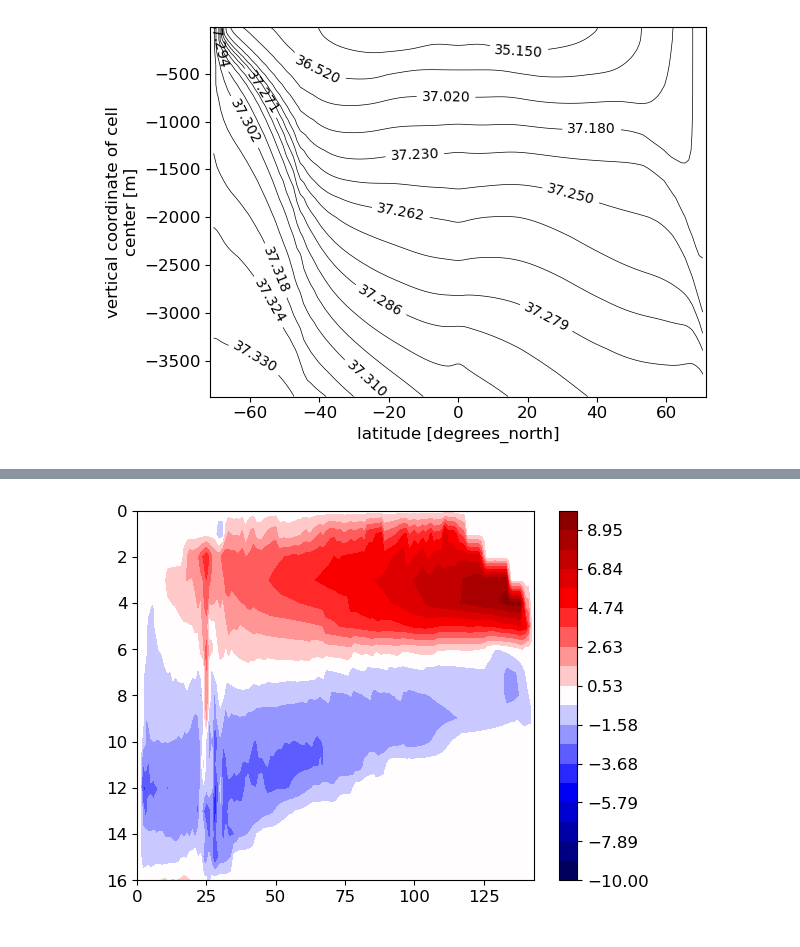
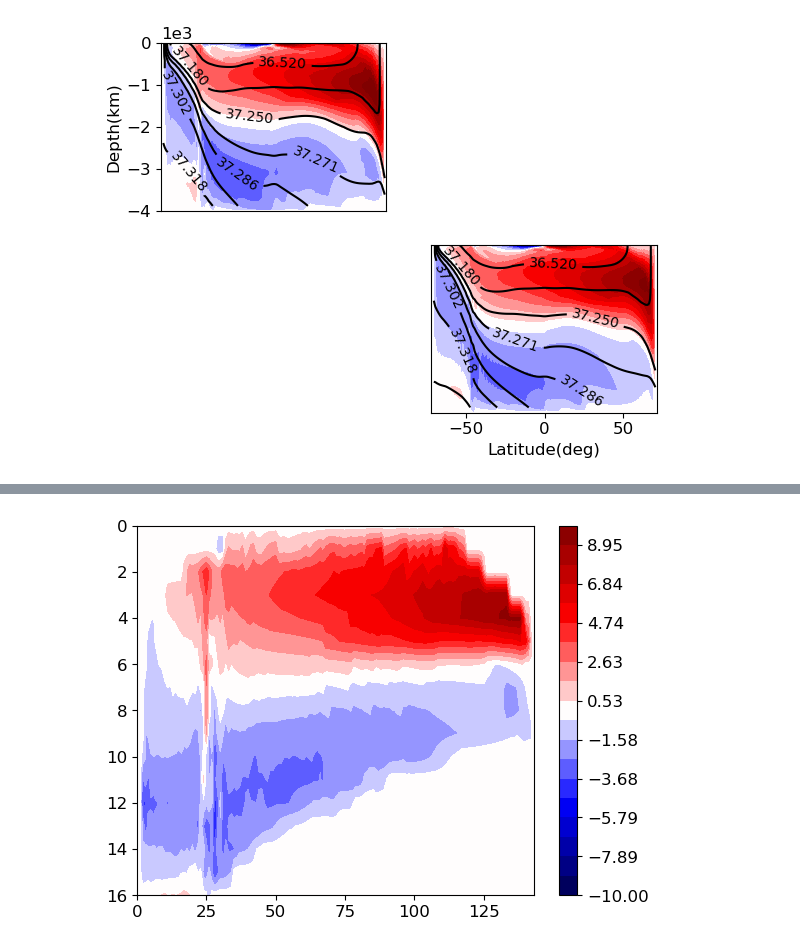
Before and after one commit to anthony-meza/test_age_framework, a Jupyter notebook: single_basin_production_figures.ipynb, the cells around one changed output, grey strips where cells are left out. Drawn from its saved outputs; the diff is of its cells as text; code cells hidden in the pictures.

```diff
--- a/single_basin_production_figures.ipynb
+++ b/single_basin_production_figures.ipynb
@@ -160,6 +448,4 @@ fig.savefig(Path(savedir+'model_config.pdf'), bbox_inches='tight')
 # %%
-
-#dealing with potential density/density boundaries
 layers1_bounds=[29,
      35.15,
      36.52,
@@ -178,70 +464,31 @@ layers1_bounds=[29,
      37.324,
      37.330,
      37.36]
-
-def rhoinit(self,layers1_bounds=layers1_bounds,rhoConst=1035,use_pd=True,refPres=2000):
-    '''
-    calculate the density surfaces
-    use_pd: calculate potential density rather than locally referred
-    refPres: reference pressure for potential density in dbar
-    '''
-
-    Stave=self.ds.Stave.mean('time')
-    Ttave=self.ds.Ttave.mean('time')
-
-    Stave=Stave.where(Stave!=0)
-    if use_pd:
-        rho3D=jmd95.densjmd95(Stave,Ttave,refPres)
-    else:
-        locPres3D=self.ds.locPres.broadcast_like(Stave)
-        locPres=self.ds.PHrefC*rhoConst
-        rho3D=jmd95.densjmd95(Stave,Ttave,locPres3D/10000)
-    self.rho3D=0*Stave+rho3D
-    #is it reasonable to put layers1_bounds into the class? Jan8,2023
-    self.layers1_bounds=layers1_bounds
-
-
-    #def rhoidinit(self):
-    '''
-    calculate rhoindex based on rho3D data and layers1_bounds
-    There used to be a helper function but is removed now
-    '''
-    self.Nlayersbin=len(self.layers1_bounds)
-    rhoindex=0*self.rho3D.load().data
-    rho3Ddata=self.rho3D.load().data
-    [Nz,Ny,Nx]=rhoindex.shape
-
-    #layers1_bounds: boundary of layers, index 1:N (or 0:N-1 in python)
-    #rhoindex:index for rho at the center of layers1_bounds index 1:N-1 (or 0:N-2 in python)
-
-    for idx in range(Nx):
-        for idy in range(Ny):
-            for idz in range(Nz):
-                rhotemp=rho3Ddata[idz,idy,idx]-1000
-                #print(rhotemp.load())
-                if np.isnan(rhotemp):
-                    rhoindex[idz,idy,idx]=np.nan
-                    continue
-                #rhoid_currentgrid=0
-                for idrho in range(1,Nlayersbin):
-                    rhoid_currentgrid=idrho-1 # grid idrho-1 between boundary [idrho-1, idrho]
-
-                    if rhotemp<layers1_bounds[idrho]:
-                        break
-                #print(rhoid_currentgrid)
-                rhoindex[idz,idy,idx]=rhoid_currentgrid
-    self.rhoindex=rhoindex
-
-
-myRun.rhoinit=rhoinit
-RunGM2x.rhoinit(layers1_bounds)
-
+RunGM2x.rho_binning(layers1_bounds)
+Runctr.rho_binning(layers1_bounds)
 def plot_rhocontours(self):
     '''
     plotting rho contours for myRun class
     '''
-    CS=(self.rho3D-1000).mean('XC').plot.contour(levels=self.layers1_bounds,linewidths=0.5, colors='k')
+    CS=(self.rho3D-1000).mean('XC').plot.contour(levels=self.layers1_bounds[::2],linewidths=1.5, colors='k')
     plt.clabel(CS, inline=True, fontsize=10)
 myRun.plot_rhocontours=plot_rhocontours
+#Plot streamfunction and density layers
+plt.figure()
+plt.tight_layout()
+plt.subplot(2,2,1)
+Runctr.plot_rhocontours()
+Runctr.draw_streamfunc_depth()
+plt.gca().set_xticks([])
+plt.xlabel('')
+plt.ylabel('Depth(km)')
+plt.ticklabel_format(axis='y', style='sci',scilimits=(0,0))
+#plt.ylabel('')
+plt.subplot(2,2,4)
+
 RunGM2x.plot_rhocontours()
+RunGM2x.draw_streamfunc_depth()
+plt.gca().set_yticks([])
+plt.ylabel('')
+plt.xlabel('Latitude(deg)')
 # %% [output]
@@ -248 +502 @@ RunGM2x.plot_rhocontours()
-[figure, old version]
+[figure, new version]
```
Also changed, not shown: parts of 29 cells of this notebook.
